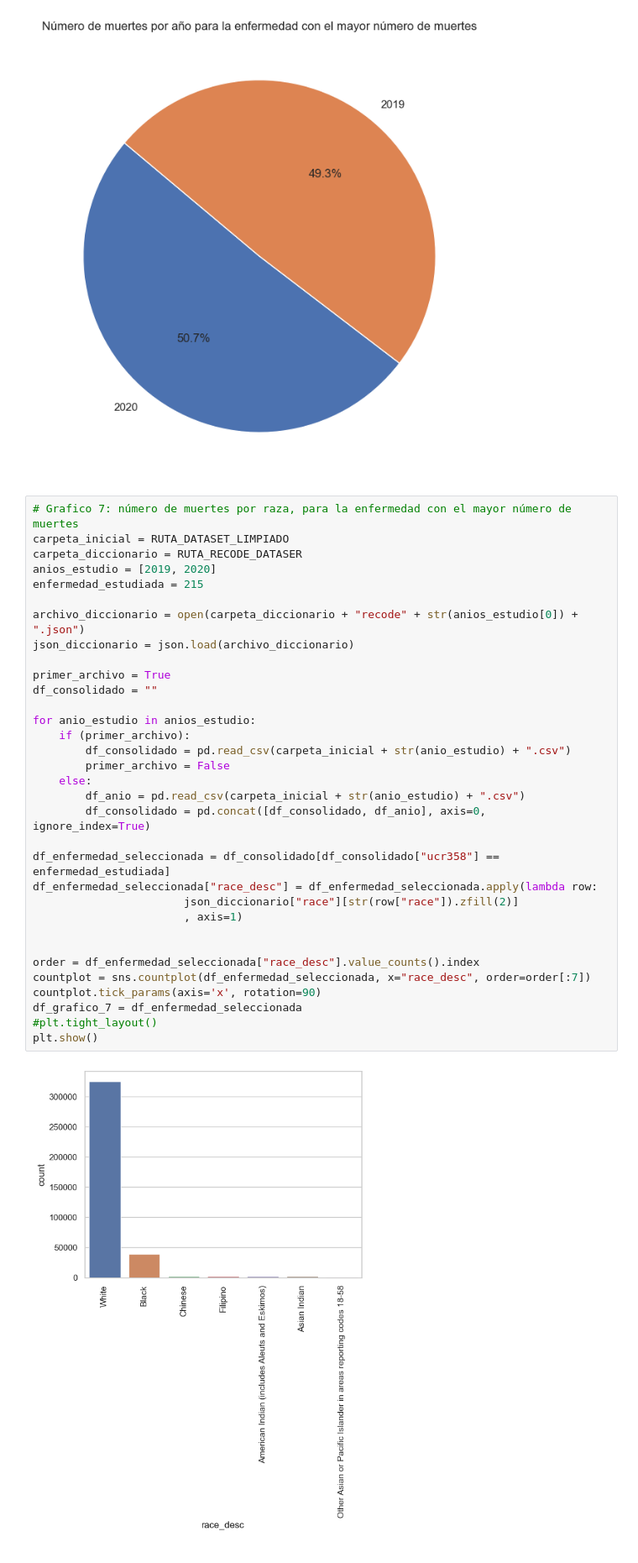
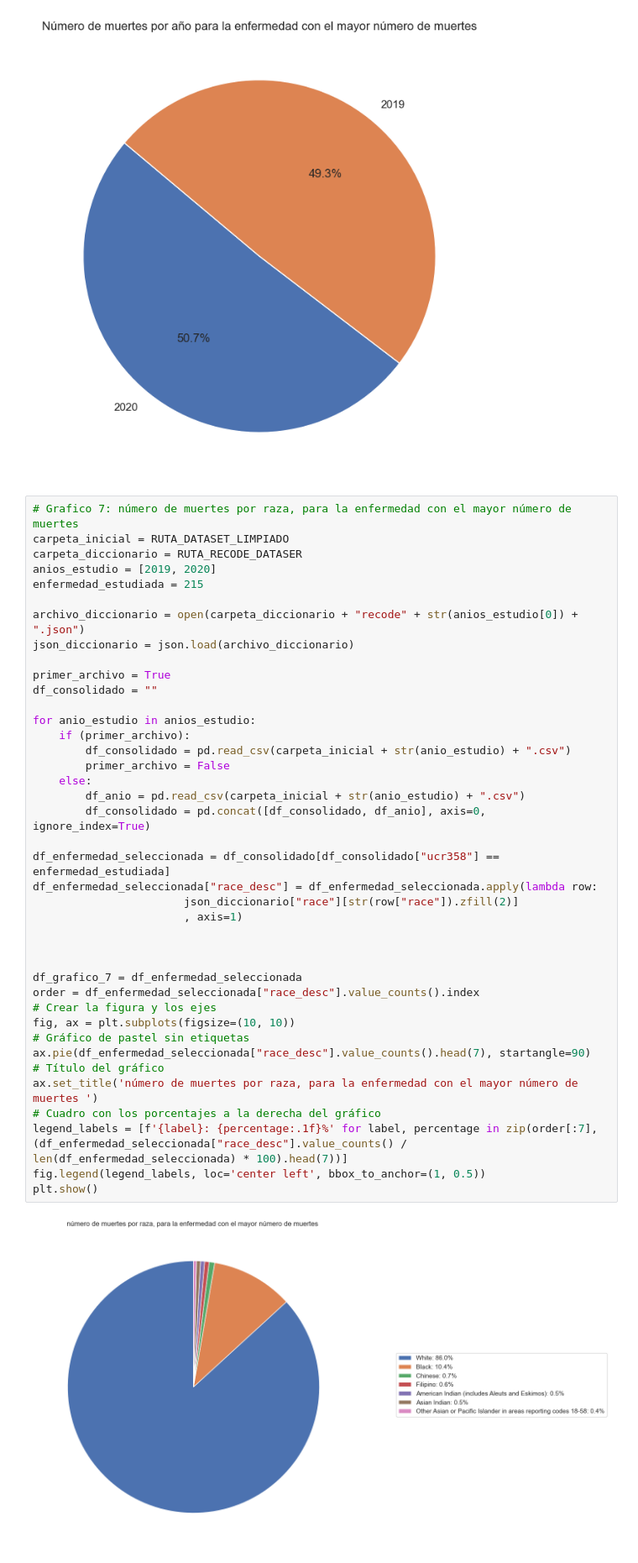
Before and after one commit to blackbrs/diplomado, a Jupyter notebook: Proyecto/Proyecto.ipynb, the cells around one changed output. Shown: that part at 84% size. Drawn from its saved outputs; the diff is of its cells as text.

Commit message:
graficos

```diff
--- a/Proyecto/Proyecto.ipynb
+++ b/Proyecto/Proyecto.ipynb
@@ -493,38 +498,45 @@ plt.show()
 # %%
 # Grafico 7: número de muertes por raza, para la enfermedad con el mayor número de muertes
 carpeta_inicial = RUTA_DATASET_LIMPIADO
 carpeta_diccionario = RUTA_RECODE_DATASER
 anios_estudio = [2019, 2020]
 enfermedad_estudiada = 215
 
 archivo_diccionario = open(carpeta_diccionario + "recode" + str(anios_estudio[0]) + ".json")
 json_diccionario = json.load(archivo_diccionario)
 
 primer_archivo = True
 df_consolidado = ""
 
 for anio_estudio in anios_estudio:
     if (primer_archivo):
         df_consolidado = pd.read_csv(carpeta_inicial + str(anio_estudio) + ".csv")
         primer_archivo = False
     else:
         df_anio = pd.read_csv(carpeta_inicial + str(anio_estudio) + ".csv")
         df_consolidado = pd.concat([df_consolidado, df_anio], axis=0, ignore_index=True)
 
 df_enfermedad_seleccionada = df_consolidado[df_consolidado["ucr358"] == enfermedad_estudiada]
 df_enfermedad_seleccionada["race_desc"] = df_enfermedad_seleccionada.apply(lambda row:
                        json_diccionario["race"][str(row["race"]).zfill(2)]
                        , axis=1)
 
 
+
+df_grafico_7 = df_enfermedad_seleccionada
 order = df_enfermedad_seleccionada["race_desc"].value_counts().index
-countplot = sns.countplot(df_enfermedad_seleccionada, x="race_desc", order=order[:7])
-countplot.tick_params(axis='x', rotation=90)
-df_grafico_7 = df_enfermedad_seleccionada
-#plt.tight_layout()
+# Crear la figura y los ejes
+fig, ax = plt.subplots(figsize=(10, 10))
+# Gráfico de pastel sin etiquetas
+ax.pie(df_enfermedad_seleccionada["race_desc"].value_counts().head(7), startangle=90)
+# Título del gráfico
+ax.set_title('número de muertes por raza, para la enfermedad con el mayor número de muertes ')
+# Cuadro con los porcentajes a la derecha del gráfico
+legend_labels = [f'{label}: {percentage:.1f}%' for label, percentage in zip(order[:7], (df_enfermedad_seleccionada["race_desc"].value_counts() / len(df_enfermedad_seleccionada) * 100).head(7))]
+fig.legend(legend_labels, loc='center left', bbox_to_anchor=(1, 0.5))
 plt.show()
 # %% [output]
-[figure, old version]
+[figure, new version]
 # %%
 # Grafico 8: Para la enfermedad con el mayor nuero de muertes, conocer
 # los grupos que representan la mayor cantidad de muertes
```
Also changed, not shown: parts of 2 cells of this notebook.
